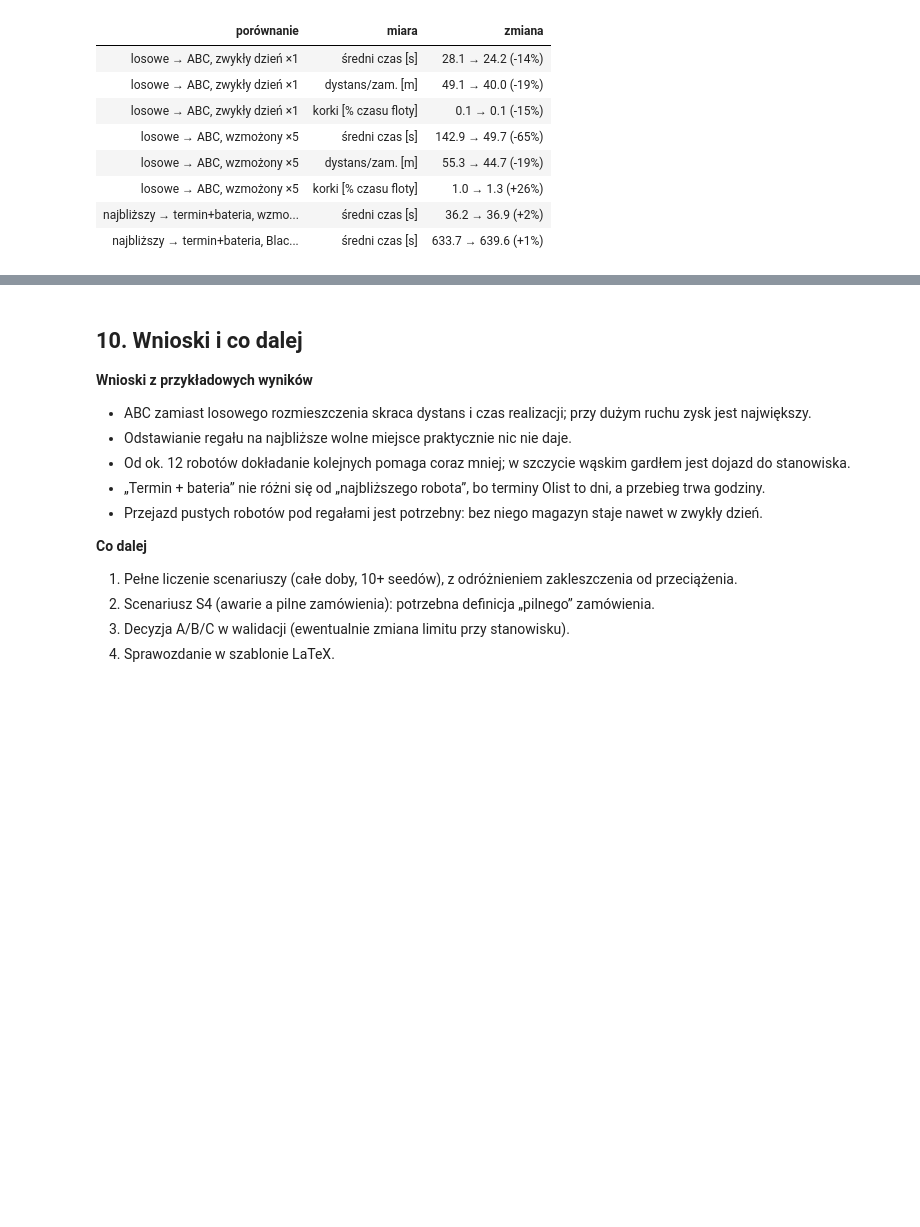
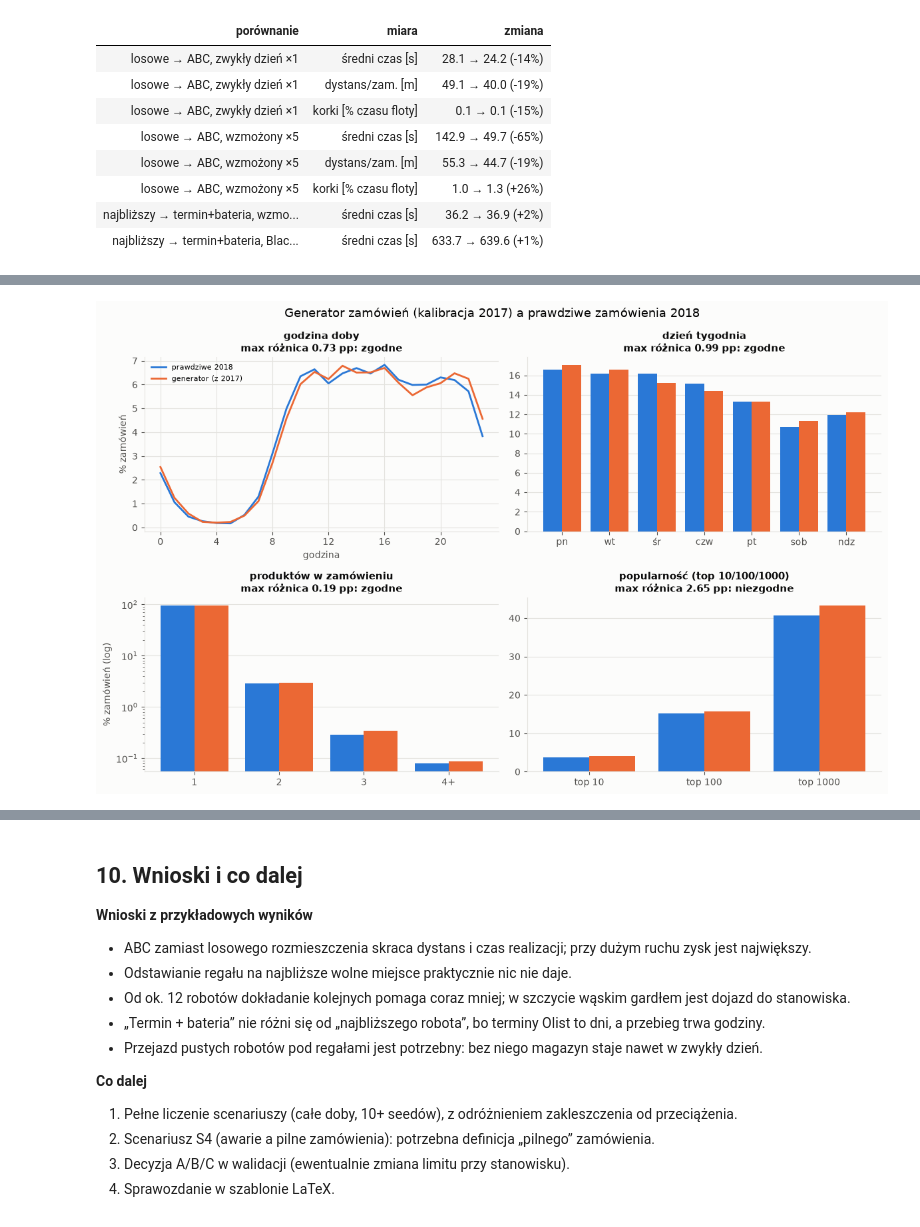
Before and after one commit to w3rr0/SSD, a Jupyter notebook: notebooks/spotkanie_2026-11-23.ipynb, the cells around one changed output, grey strips where cells are left out. Saved outputs shown, nothing was run; the diff lists cells and outputs as text; code cells hidden in the pictures; blank space fills up the shorter version.

```diff
--- a/notebooks/spotkanie_2026-11-23.ipynb
+++ b/notebooks/spotkanie_2026-11-23.ipynb
@@ -335,0 +349,77 @@ zgadza się ze wzorem M/G/1. Część B to cały magazyn z jednym stanowiskiem i
+# %%
+from runners.olist_validation import (
+    CALIBRATION_YEAR, SEED, THRESHOLD_PP, VALIDATION_YEAR, concentration, order_share_by, orders_to_table,
+)
+from src.data import olist
+from src.orders.olist_generator import generate_orders
+from src.plotting.style import GENERATED, REAL
+
+orders_all = olist.load_orders()
+real = olist.year(orders_all, VALIDATION_YEAR)
+real_days = olist.daily_counts(real)
+start = real_days.index.min()
+calibrated = olist.compute_stats(olist.year(orders_all, CALIBRATION_YEAR))
+generated = orders_to_table(
+    generate_orders(calibrated, np.random.default_rng(SEED), start, len(real_days) * 86400.0), start
+)
+
+
+def shares(table):
+    """The five compared distributions, in percent."""
+    items = olist.items_per_order(table)
+    return {
+        "godzina doby": order_share_by(table, "hour") * 100,
+        "dzień tygodnia": order_share_by(table, "weekday") * 100,
+        "produktów w zamówieniu": items * 100,
+        "sztuk w pozycji": olist.quantity_per_line(table) * 100,
+        "popularność (top 10/100/1000)": concentration(table) * 100,
+    }
+
+
+r, g = shares(real), shares(generated)
+worst = {name: g[name].sub(r[name], fill_value=0).abs().max() for name in r}
+
+
+def four_plus(share):
+    return pd.Series({"1": share.get(1, 0.0), "2": share.get(2, 0.0), "3": share.get(3, 0.0),
+                      "4+": share[share.index >= 4].sum()})
+
+fig, axes = plt.subplots(2, 2, figsize=(12, 7.5))
+axes = axes.ravel()
+real_label, gen_label = f"prawdziwe {VALIDATION_YEAR}", f"generator (z {CALIBRATION_YEAR})"
+ax = axes[0]
+ax.plot(r["godzina doby"].index, r["godzina doby"], color=REAL, lw=2, label=real_label)
+ax.plot(g["godzina doby"].index, g["godzina doby"], color=GENERATED, lw=2, label=gen_label)
+ax.set_xticks(range(0, 24, 4))
+ax.set_xlabel("godzina")
+ax.set_ylabel("% zamówień")
+ax.legend(fontsize=8)
+for ax, name, labels in [
+    (axes[1], "dzień tygodnia", ["pn", "wt", "śr", "czw", "pt", "sob", "ndz"]),
+    (axes[2], "produktów w zamówieniu", None),
+    (axes[3], "popularność (top 10/100/1000)", None),
+]:
+    rr, gg = (four_plus(r[name]), four_plus(g[name])) if name == "produktów w zamówieniu" else (r[name], g[name])
+    gg = gg.reindex(rr.index, fill_value=0)
+    x = np.arange(len(rr))
+    ax.bar(x - 0.2, rr, 0.4, color=REAL, label=real_label)
+    ax.bar(x + 0.2, gg, 0.4, color=GENERATED, label=gen_label)
+    ax.set_xticks(x, labels or [str(i) for i in rr.index])
+    ax.grid(axis="x", visible=False)
+axes[2].set_yscale("log")
+axes[2].set_ylabel("% zamówień (log)")
+for ax, name in zip(axes, ["godzina doby", "dzień tygodnia", "produktów w zamówieniu",
+                           "popularność (top 10/100/1000)"]):
+    mark = "zgodne" if worst[name] <= THRESHOLD_PP else "niezgodne"
+    ax.set_title(f"{name}\nmax różnica {worst[name]:.2f} pp: {mark}", fontsize=11)
+fig.suptitle(f"Generator zamówień (kalibracja {CALIBRATION_YEAR}) a prawdziwe zamówienia {VALIDATION_YEAR}",
+             fontsize=13)
+fig.tight_layout()
+plt.show()
+
+pd.DataFrame(
+    [(name, round(value, 2), "zgodne" if value <= THRESHOLD_PP else "NIEZGODNE") for name, value in worst.items()],
+    columns=["porównanie", f"największa różnica [pp], próg {THRESHOLD_PP:g}", "wynik"],
+).style.hide(axis="index").format(precision=2)
+# %% [output]
+[figure, added]
```
Also changed, not shown: parts of 11 cells of this notebook, 1 other file.
